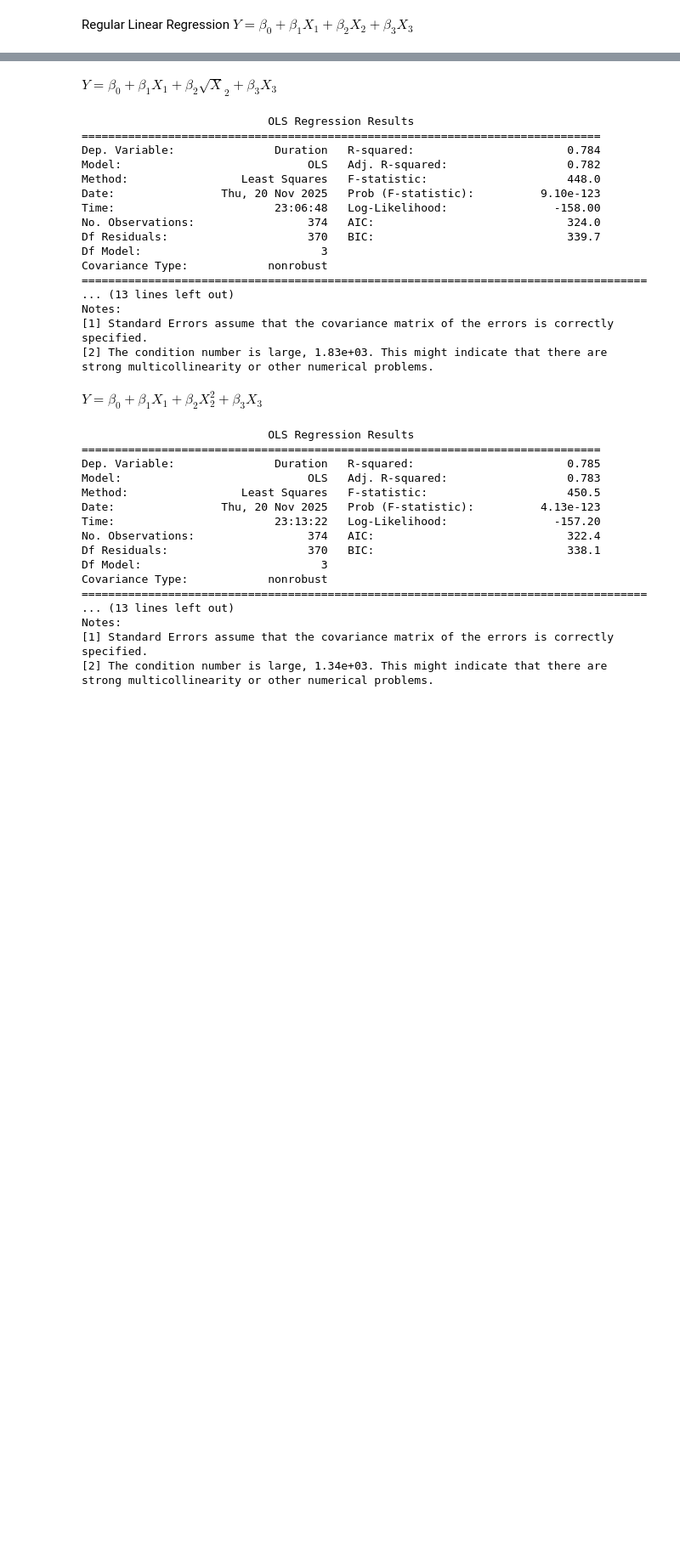
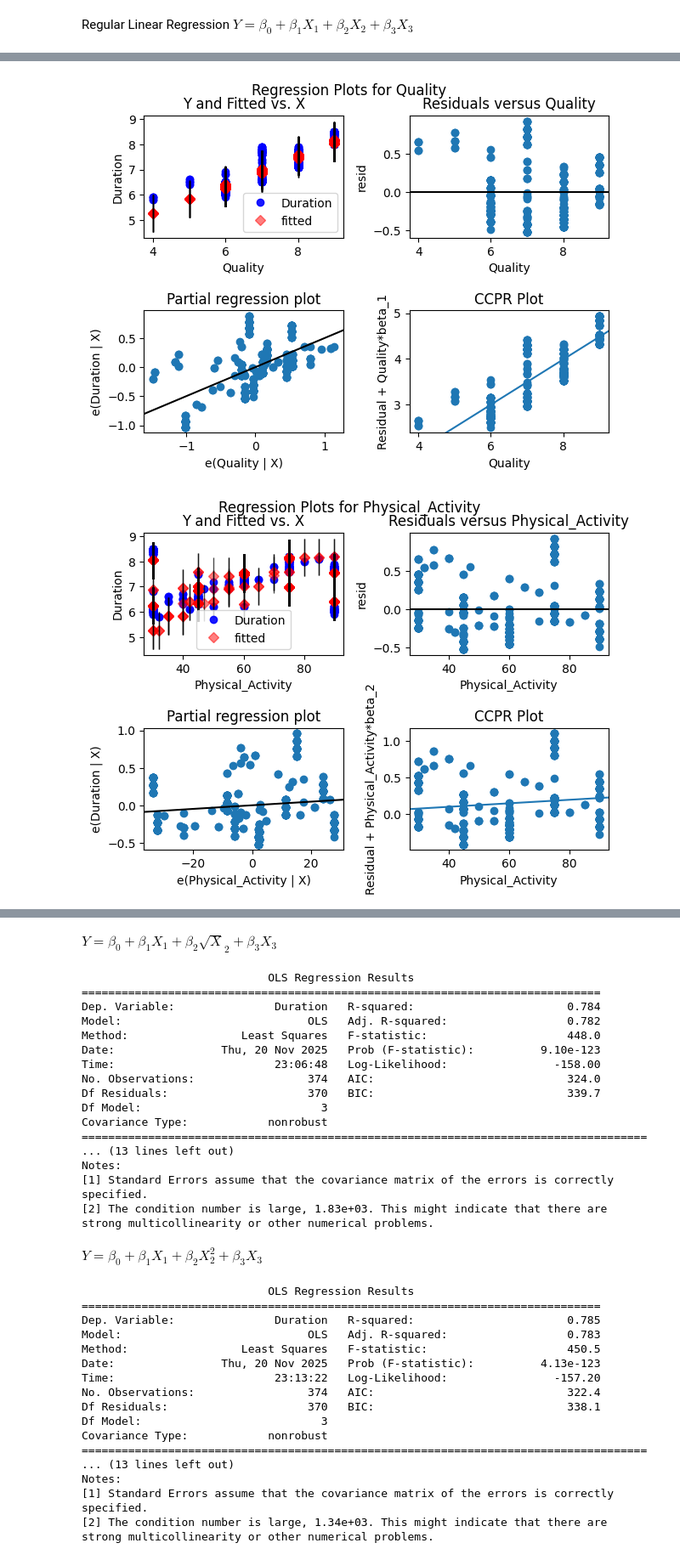
Before and after one commit to lding219/math-360-modelling-assignment-3, a Jupyter notebook: doris/report_file.ipynb, the cells around one changed output, grey strips where cells are left out. Shown at 85% size. Saved outputs shown, nothing was run; the diff lists cells and outputs as text; code cells hidden in the pictures; blank space fills up the shorter version.

```diff
--- a/doris/report_file.ipynb
+++ b/doris/report_file.ipynb
@@ -63,5 +63,5 @@ from scipy.stats import norm
 %matplotlib inline
 # %%
 sleep_df = pd.read_csv("data/Sleep.csv")
-X = sleep_df[["Quality", "Physical_Activity", "Stress"]]
+x = sleep_df[["Quality", "Physical_Activity", "Stress"]]
 Y = sleep_df["Duration"]
@@ -71,7 +86,9 @@ Regular Linear Regression $Y=\beta _0 + \beta _1 X_1 +\beta _2 X_2 + \beta _3 X_
 X = sm.add_constant(X)
 
 reg_original = sm.OLS(Y,X).fit()
-
+sm.graphics.plot_regress_exog(reg_original,"Quality")
+sm.graphics.plot_regress_exog(reg_original,"Physical_Activity")
+sm.graphics.plot_regress_exog(reg_original,"Stress")
 summary_table=reg_original.summary()
 print(summary_table)
 # %% [output]
@@ -85,10 +102,12 @@ Time:                        22:43:31   Log-Likelihood:                -157.20
 No. Observations:                 374   AIC:                             322.4
 Df Residuals:                     370   BIC:                             338.1
 Df Model:                           3
 Covariance Type:            nonrobust
 =====================================================================================
 ... (13 lines left out)
 Notes:
 [1] Standard Errors assume that the covariance matrix of the errors is correctly specified.
 [2] The condition number is large, 1.34e+03. This might indicate that there are
 strong multicollinearity or other numerical problems.
+[figure, added]
+[figure, added]
```
Also changed, not shown: parts of 11 cells of this notebook.
